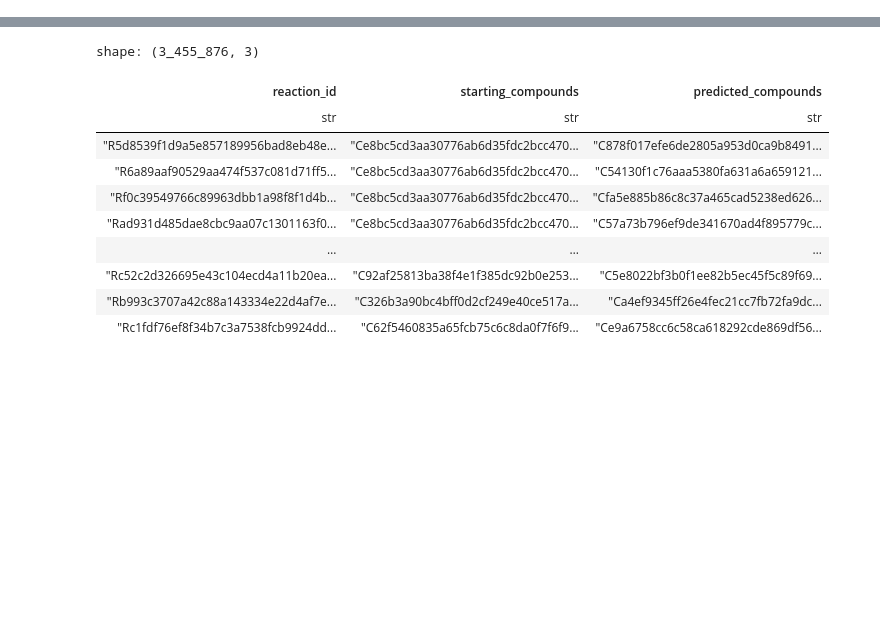
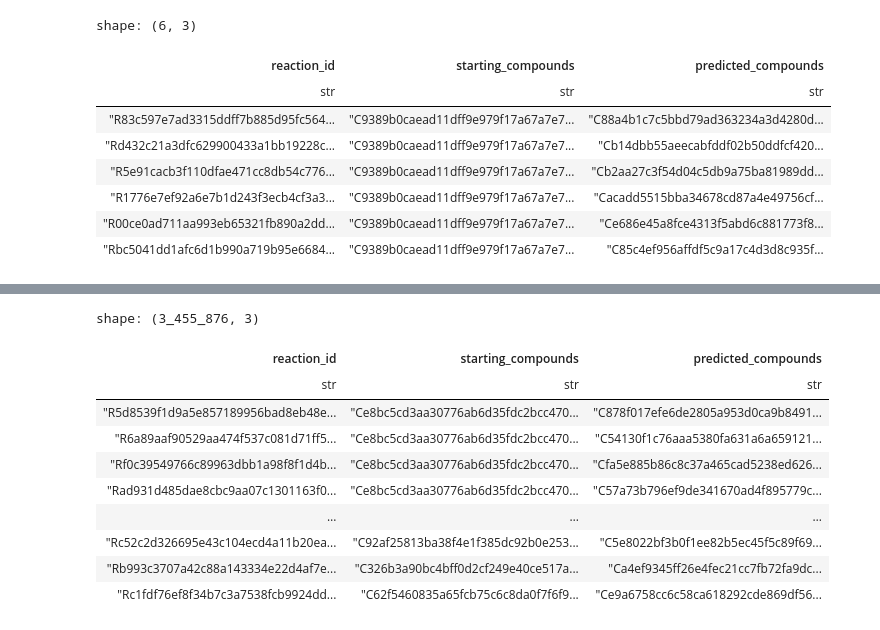
Before and after one commit to pamrein/expanded-naturalproduct-chemspace, a Jupyter notebook: expanded_naturalproduct_chemspace/03_MINES_reactions.ipynb, the cells around one changed output, grey strips where cells are left out. Saved outputs shown, nothing was run; the diff lists cells and outputs as text; code cells hidden in the pictures; blank space fills up the shorter version.

```diff
--- a/expanded_naturalproduct_chemspace/03_MINES_reactions.ipynb
+++ b/expanded_naturalproduct_chemspace/03_MINES_reactions.ipynb
@@ -0,0 +158,14 @@
+# %%
+df_exploded = df.explode("predicted_compounds").explode("starting_compounds")
+
+df_exploded.filter(pl.col("starting_compounds") == "C9389b0caead11dff9e979f17a67a7e715d61fdcf")
+# %% [output]
+shape: (6, 3)
+| reaction_id | starting_compounds | predicted_compounds |
+| str | str | str |
+| "R83c597e7ad3315ddff7b885d95fc564... | "C9389b0caead11dff9e979f17a67a7e7... | "C88a4b1c7c5bbd79ad363234a3d4280d... |
+| "Rd432c21a3dfc629900433a1bb19228c... | "C9389b0caead11dff9e979f17a67a7e7... | "Cb14dbb55aeecabfddf02b50ddfcf420... |
+| "R5e91cacb3f110dfae471cc8db54c776... | "C9389b0caead11dff9e979f17a67a7e7... | "Cb2aa27c3f54d04c5db9a75ba81989dd... |
+| "R1776e7ef92a6e7b1d243f3ecb4cf3a3... | "C9389b0caead11dff9e979f17a67a7e7... | "Cacadd5515bba34678cd87a4e49756cf... |
+| "R00ce0ad711aa993eb65321fb890a2dd... | "C9389b0caead11dff9e979f17a67a7e7... | "Ce686e45a8fce4313f5abd6c881773f8... |
+| "Rbc5041dd1afc6d1b990a719b95e6684... | "C9389b0caead11dff9e979f17a67a7e7... | "C85c4ef956affdf5c9a17c4d3d8c935f... |
```
Also changed, not shown: parts of 7 cells of this notebook.
